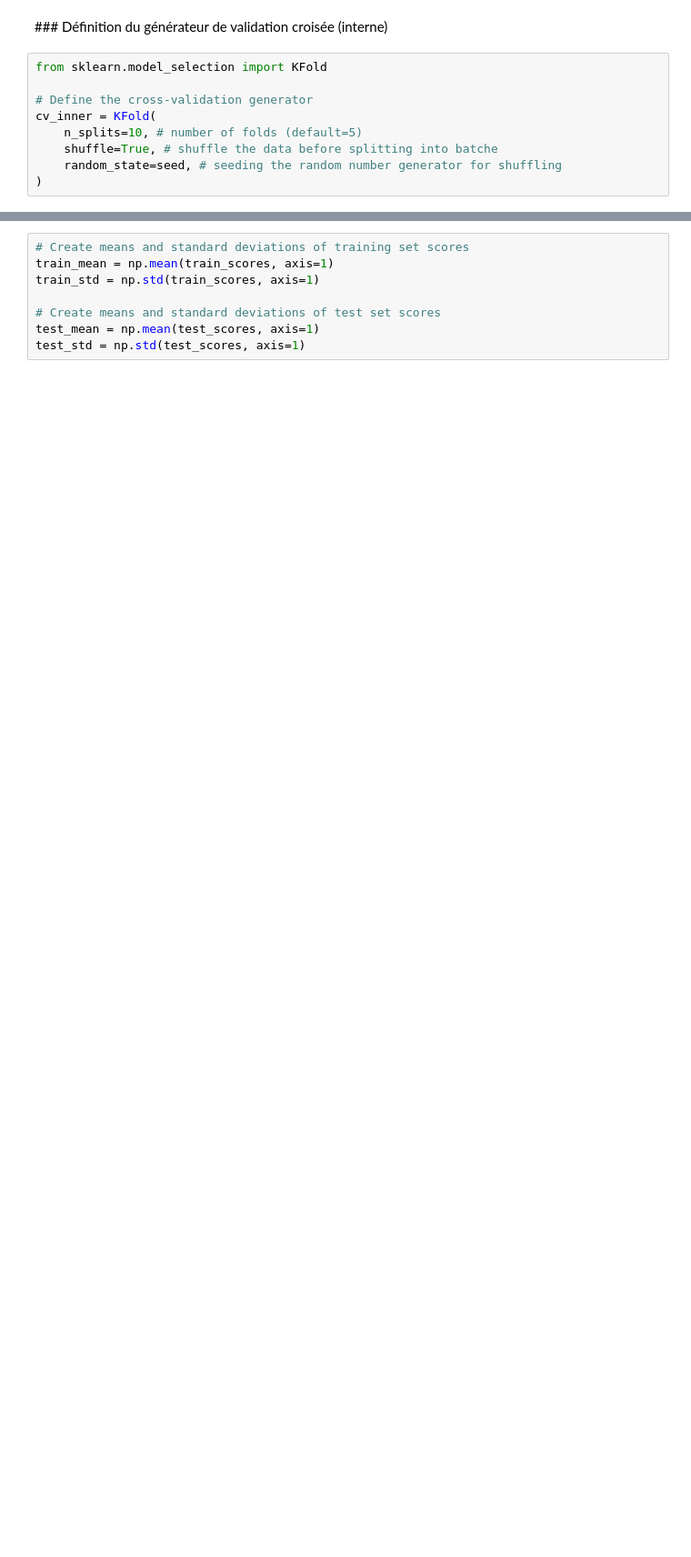
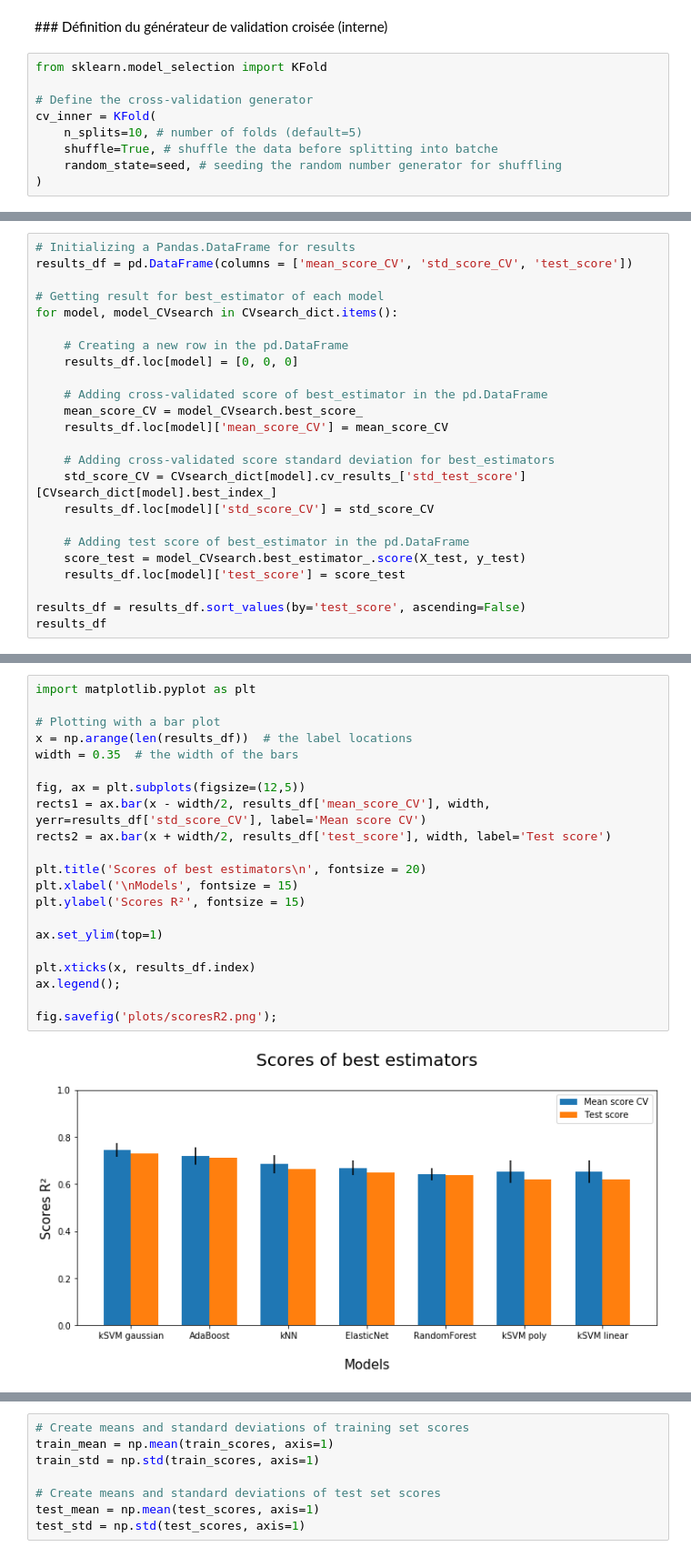
Before and after one commit to bayethiernodiop/Parcours-Data-Scientist, a Jupyter notebook: projet4/projet4_modelisation.ipynb, the cells around one changed output, grey strips where cells are left out. Shown at 91% size. Drawn from its saved outputs; the diff is of its cells as text; blank space fills up the shorter version.

```diff
--- a/projet4/projet4_modelisation.ipynb
+++ b/projet4/projet4_modelisation.ipynb
@@ -1090,0 +443,24 @@ train_sizes, train_scores, test_scores = learning_curve(
+# %%
+# Initializing a Pandas.DataFrame for results
+results_df = pd.DataFrame(columns = ['mean_score_CV', 'std_score_CV', 'test_score'])
+
+# Getting result for best_estimator of each model
+for model, model_CVsearch in CVsearch_dict.items():
+
+    # Creating a new row in the pd.DataFrame
+    results_df.loc[model] = [0, 0, 0]
+
+    # Adding cross-validated score of best_estimator in the pd.DataFrame
+    mean_score_CV = model_CVsearch.best_score_
+    results_df.loc[model]['mean_score_CV'] = mean_score_CV
+
+    # Adding cross-validated score standard deviation for best_estimators
+    std_score_CV = CVsearch_dict[model].cv_results_['std_test_score'][CVsearch_dict[model].best_index_]
+    results_df.loc[model]['std_score_CV'] = std_score_CV
+
+    # Adding test score of best_estimator in the pd.DataFrame
+    score_test = model_CVsearch.best_estimator_.score(X_test, y_test)
+    results_df.loc[model]['test_score'] = score_test
+
+results_df = results_df.sort_values(by='test_score', ascending=False)
+results_df
@@ -1090,0 +476,23 @@ train_sizes, train_scores, test_scores = learning_curve(
+# %%
+import matplotlib.pyplot as plt
+
+# Plotting with a bar plot
+x = np.arange(len(results_df))  # the label locations
+width = 0.35  # the width of the bars
+
+fig, ax = plt.subplots(figsize=(12,5))
+rects1 = ax.bar(x - width/2, results_df['mean_score_CV'], width, yerr=results_df['std_score_CV'], label='Mean score CV')
+rects2 = ax.bar(x + width/2, results_df['test_score'], width, label='Test score')
+
+plt.title('Scores of best estimators\n', fontsize = 20)
+plt.xlabel('\nModels', fontsize = 15)
+plt.ylabel('Scores R²', fontsize = 15)
+
+ax.set_ylim(top=1)
+
+plt.xticks(x, results_df.index)
+ax.legend();
+
+fig.savefig('plots/scoresR2.png');
+# %% [output]
+[figure, added]
```
Also changed, not shown: parts of 183 cells of this notebook, 7 other files.
